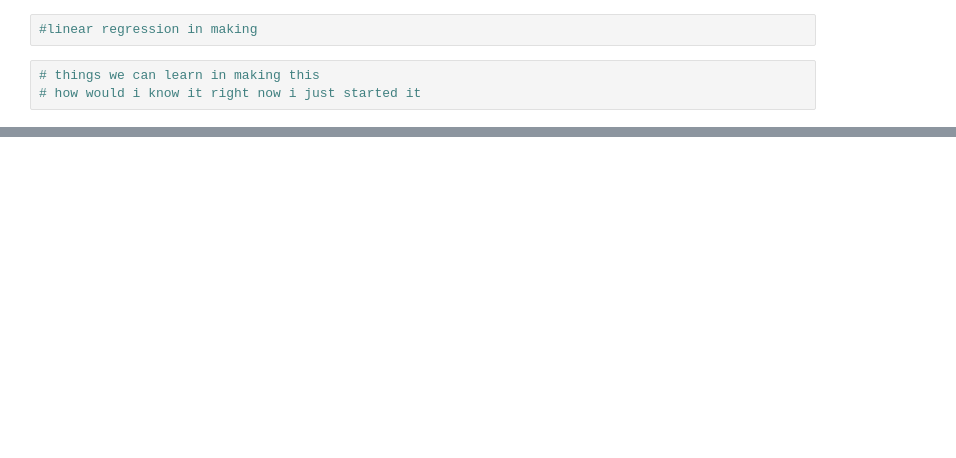
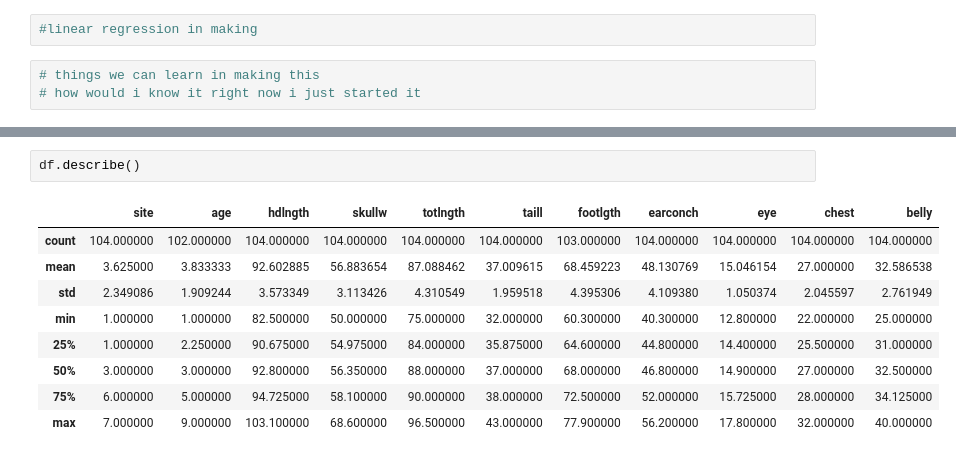
Before and after one commit to parzaech/PR_AD_Lab, a Jupyter notebook: Linear_Regression/lir.ipynb, the cells around one changed output, grey strips where cells are left out. Cells and saved outputs as stored; diff of their text form; blank space fills up the shorter version.

```diff
--- a/Linear_Regression/lir.ipynb
+++ b/Linear_Regression/lir.ipynb
@@ -9,0 +70,12 @@ ModuleNotFoundError: No module named 'numpy'
+# %%
+df.describe()
+# %% [output]
+|  | site | age | hdlngth | skullw | totlngth | taill | footlgth | earconch | eye | chest | belly |
+| count | 104.000000 | 102.000000 | 104.000000 | 104.000000 | 104.000000 | 104.000000 | 103.000000 | 104.000000 | 104.000000 | 104.000000 | 104.000000 |
+| mean | 3.625000 | 3.833333 | 92.602885 | 56.883654 | 87.088462 | 37.009615 | 68.459223 | 48.130769 | 15.046154 | 27.000000 | 32.586538 |
+| std | 2.349086 | 1.909244 | 3.573349 | 3.113426 | 4.310549 | 1.959518 | 4.395306 | 4.109380 | 1.050374 | 2.045597 | 2.761949 |
+| min | 1.000000 | 1.000000 | 82.500000 | 50.000000 | 75.000000 | 32.000000 | 60.300000 | 40.300000 | 12.800000 | 22.000000 | 25.000000 |
+| 25% | 1.000000 | 2.250000 | 90.675000 | 54.975000 | 84.000000 | 35.875000 | 64.600000 | 44.800000 | 14.400000 | 25.500000 | 31.000000 |
+| 50% | 3.000000 | 3.000000 | 92.800000 | 56.350000 | 88.000000 | 37.000000 | 68.000000 | 46.800000 | 14.900000 | 27.000000 | 32.500000 |
+| 75% | 6.000000 | 5.000000 | 94.725000 | 58.100000 | 90.000000 | 38.000000 | 72.500000 | 52.000000 | 15.725000 | 28.000000 | 34.125000 |
+| max | 7.000000 | 9.000000 | 103.100000 | 68.600000 | 96.500000 | 43.000000 | 77.900000 | 56.200000 | 17.800000 | 32.000000 | 40.000000 |
```
Also changed, not shown: parts of 23 cells of this notebook, 3 other files.
